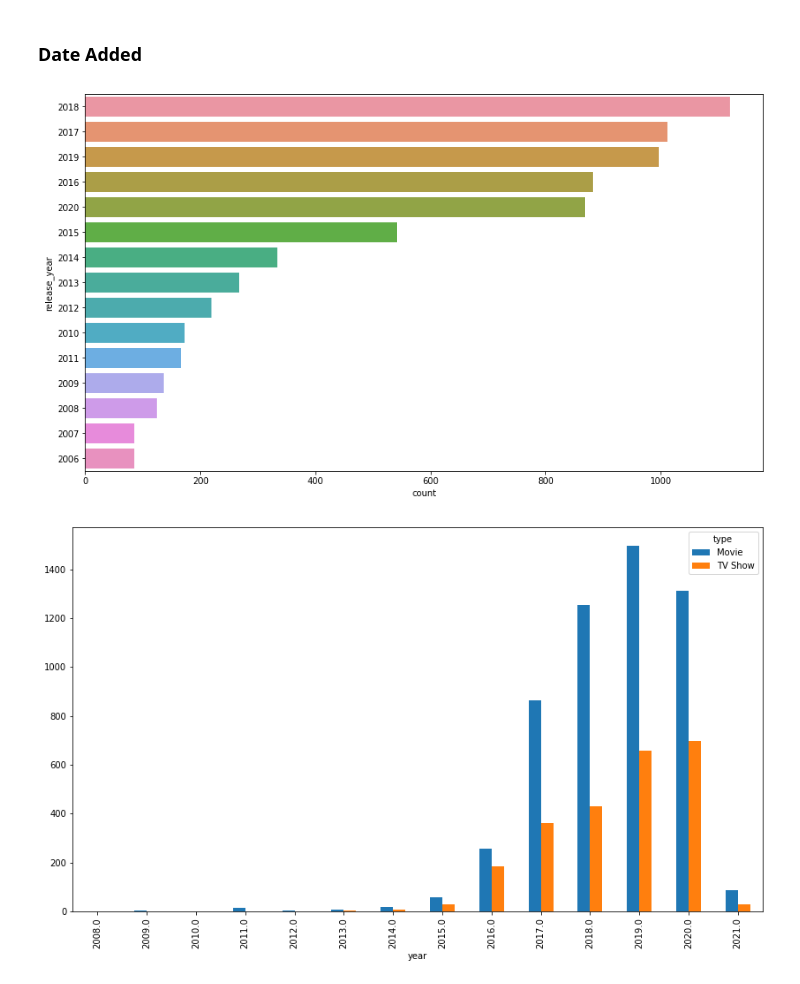
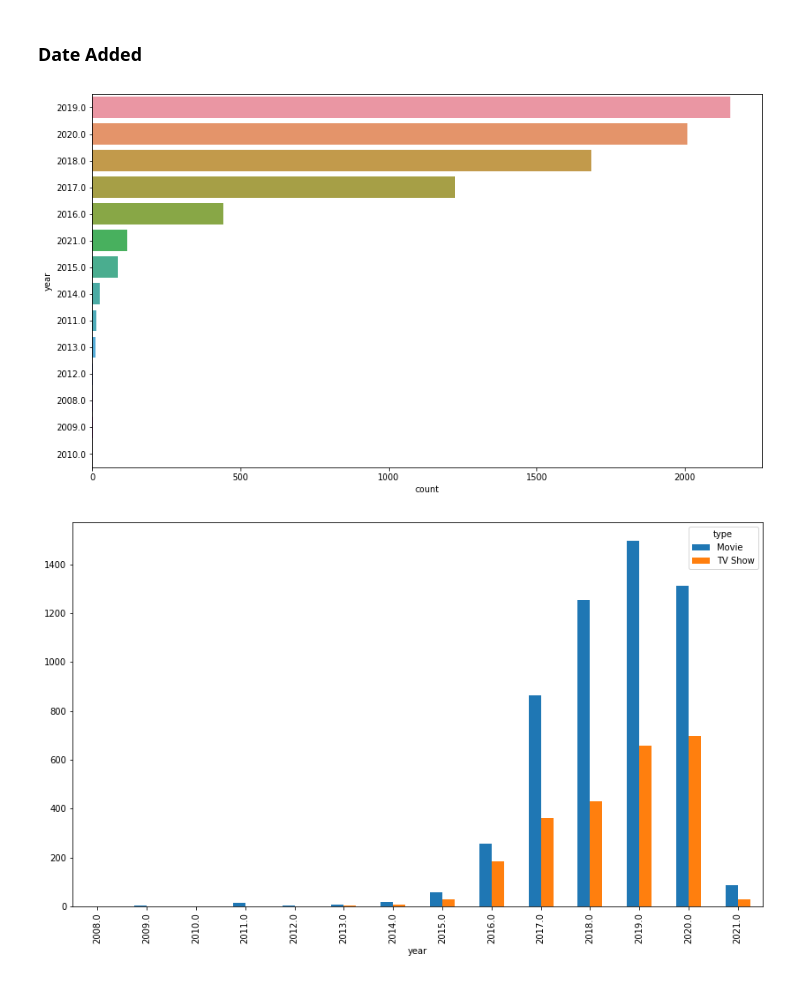
Before and after one commit to jatinsharma16/Capstone-Project-Unsupervised, a Jupyter notebook: Netflix_movie_and_TV_show_clustering.ipynb, the cells around one changed output. Saved outputs shown, nothing was run; the diff lists cells and outputs as text; code cells hidden in the pictures.

```diff
--- a/Netflix_movie_and_TV_show_clustering.ipynb
+++ b/Netflix_movie_and_TV_show_clustering.ipynb
@@ -360,10 +358,10 @@ df['month'] = df['date_added'].dt.month
 # %%
 # Analyzing for years
 plt.rcParams["figure.figsize"] = (14,8)
-sns.countplot(y="release_year", data=df, order=df['release_year'].value_counts().index[0:15])
+sns.countplot(y="year", data=df, order=df['year'].value_counts().index[0:15])
 plt.show()
 # %% [output]
-[figure, old version]
+[figure, new version]
 # %%
 # Content wise plotting the graph
 plt.rcParams["figure.figsize"] = (14,8)
```
Also changed, not shown: parts of 53 cells of this notebook.
